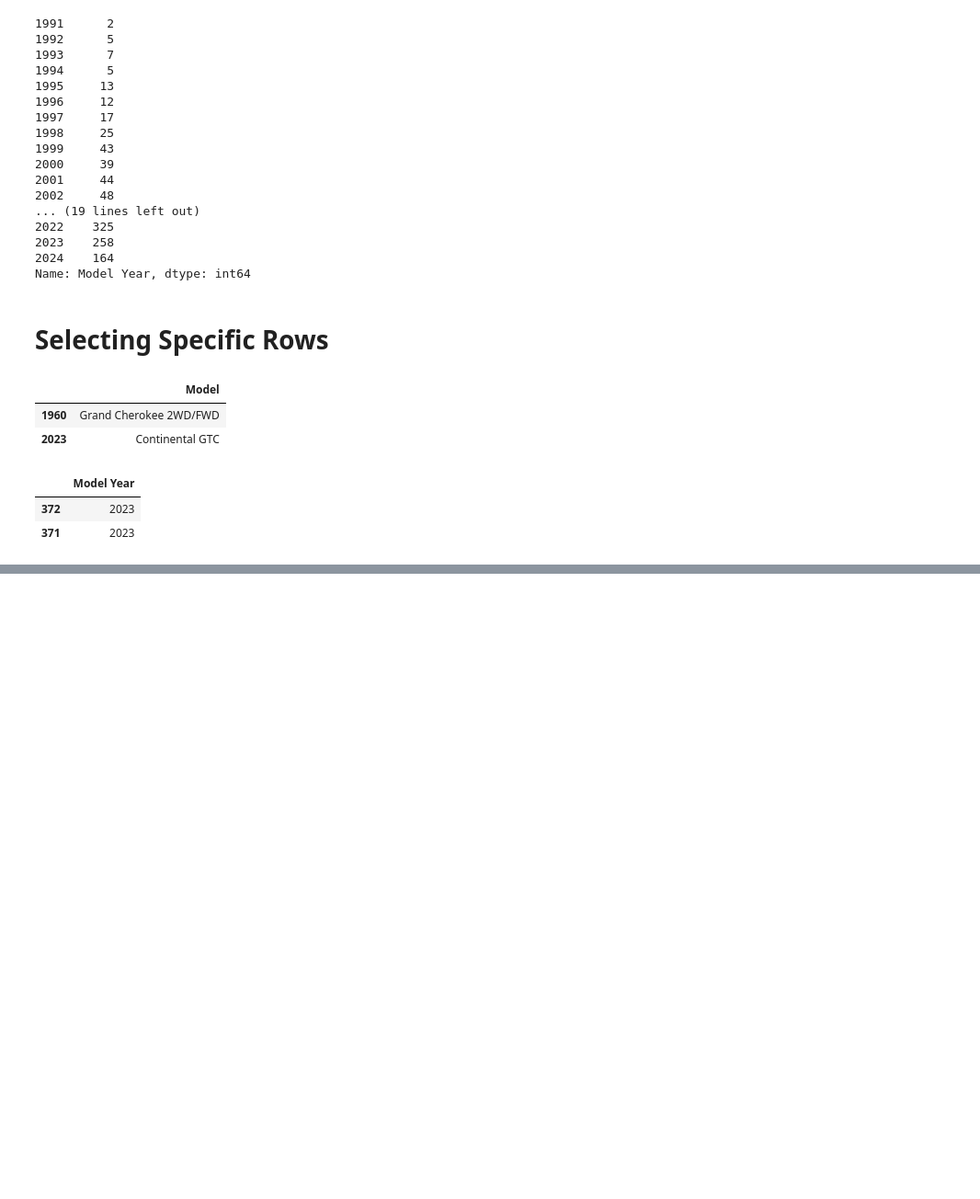
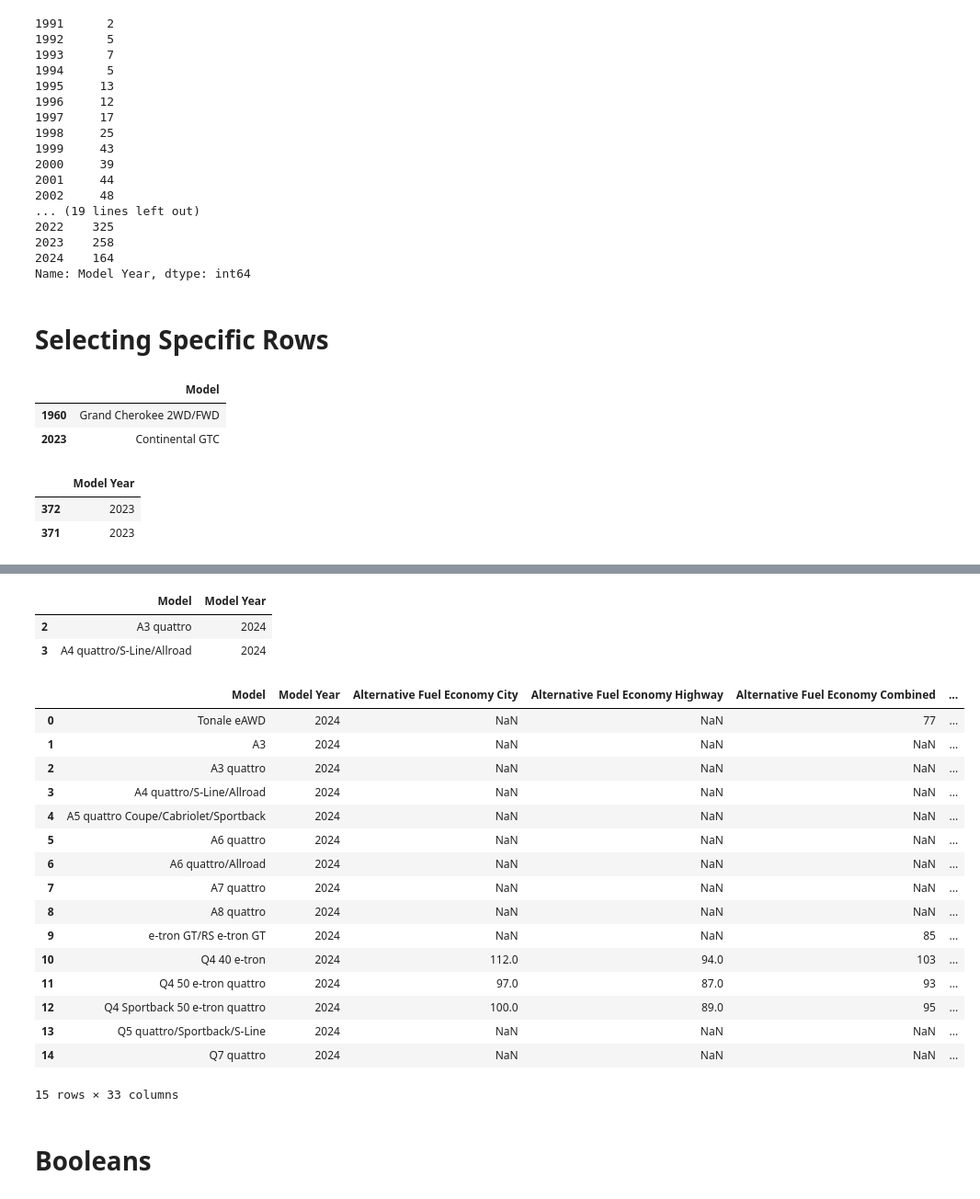
Before and after one commit to NegativeOnBlock/Sorting-and-filtering-rows-practice, a Jupyter notebook: Sort-and-filter-project-practice.ipynb, the cells around one changed output, grey strips where cells are left out. Shown at 92% size. Saved outputs shown, nothing was run; the diff lists cells and outputs as text; code cells hidden in the pictures; blank space fills up the shorter version.

```diff
--- a/Sort-and-filter-project-practice.ipynb
+++ b/Sort-and-filter-project-practice.ipynb
@@ -111,0 +124,31 @@ alt_Fuel_Eco_City_2023
+# %%
+quattros = vehicles.loc[2:3, 'Model':'Model Year']
+
+quattros
+# %% [output]
+|  | Model | Model Year |
+| 2 | A3 quattro | 2024 |
+| 3 | A4 quattro/S-Line/Allroad | 2024 |
+# %%
+large_slice = vehicles.iloc[:15, 5:]
+large_slice
+# %% [output]
+|  | Model | Model Year | Alternative Fuel Economy City | Alternative Fuel Economy Highway | Alternative Fuel Economy Combined | ... |
+| 0 | Tonale eAWD | 2024 | NaN | NaN | 77 | ... |
+| 1 | A3 | 2024 | NaN | NaN | NaN | ... |
+| 2 | A3 quattro | 2024 | NaN | NaN | NaN | ... |
+| 3 | A4 quattro/S-Line/Allroad | 2024 | NaN | NaN | NaN | ... |
+| 4 | A5 quattro Coupe/Cabriolet/Sportback | 2024 | NaN | NaN | NaN | ... |
+| 5 | A6 quattro | 2024 | NaN | NaN | NaN | ... |
+| 6 | A6 quattro/Allroad | 2024 | NaN | NaN | NaN | ... |
+| 7 | A7 quattro | 2024 | NaN | NaN | NaN | ... |
+| 8 | A8 quattro | 2024 | NaN | NaN | NaN | ... |
+| 9 | e-tron GT/RS e-tron GT | 2024 | NaN | NaN | 85 | ... |
+| 10 | Q4 40 e-tron | 2024 | 112.0 | 94.0 | 103 | ... |
+| 11 | Q4 50 e-tron quattro | 2024 | 97.0 | 87.0 | 93 | ... |
+| 12 | Q4 Sportback 50 e-tron quattro | 2024 | 100.0 | 89.0 | 95 | ... |
+| 13 | Q5 quattro/Sportback/S-Line | 2024 | NaN | NaN | NaN | ... |
+| 14 | Q7 quattro | 2024 | NaN | NaN | NaN | ... |
+15 rows × 33 columns
+# %% [markdown]
+# Booleans
```
Also changed, not shown: parts of 6 cells of this notebook.
